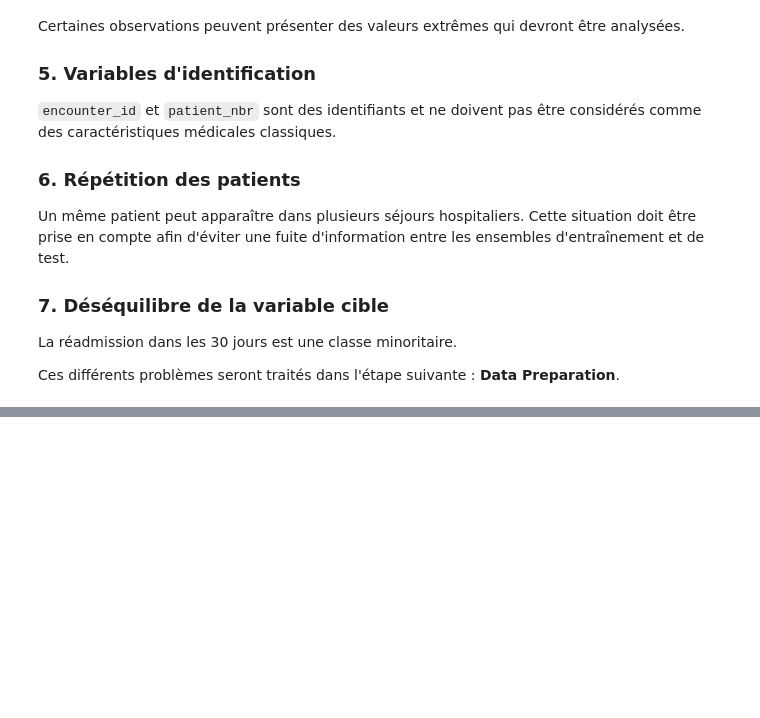
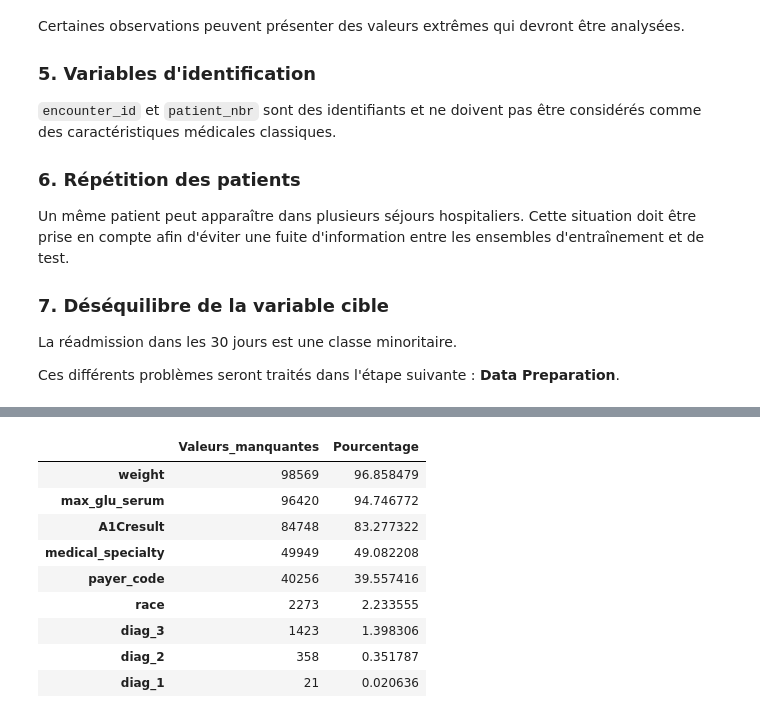
Before and after one commit to AlaKh09/Mentalist, a Jupyter notebook: mentalist_part1.ipynb, the cells around one changed output, grey strips where cells are left out. Cells and saved outputs as stored; diff of their text form; code cells hidden in the pictures; blank space fills up the shorter version.

Commit message:
data preparation

```diff
--- a/mentalist_part1.ipynb
+++ b/mentalist_part1.ipynb
@@ -659,0 +672,5 @@ Ces différents problèmes seront traités dans l'étape suivante :
+# %%
+# Création d'une copie du dataset original
+df_clean = df.copy()
+
+print("Dimensions du dataset :", df_clean.shape)
@@ -659,0 +690,7 @@ Ces différents problèmes seront traités dans l'étape suivante :
+# %%
+import numpy as np
+
+# Remplacement des "?" par NaN
+df_clean.replace("?", np.nan, inplace=True)
+
+print("Les '?' ont été remplacés par NaN.")
@@ -659,0 +707,36 @@ Ces différents problèmes seront traités dans l'étape suivante :
+# %%
+# Nombre de valeurs manquantes
+missing_count = df_clean.isnull().sum()
+
+# Pourcentage de valeurs manquantes
+missing_percent = (missing_count / len(df_clean)) * 100
+
+# Création d'un tableau récapitulatif
+missing_table = pd.DataFrame({
+    "Valeurs_manquantes": missing_count,
+    "Pourcentage": missing_percent
+})
+
+# Garder uniquement les colonnes ayant des valeurs manquantes
+missing_table = missing_table[
+    missing_table["Valeurs_manquantes"] > 0
+]
+
+# Trier de la plus forte proportion à la plus faible
+missing_table = missing_table.sort_values(
+    by="Pourcentage",
+    ascending=False
+)
+
+missing_table
+# %% [output]
+|  | Valeurs_manquantes | Pourcentage |
+| weight | 98569 | 96.858479 |
+| max_glu_serum | 96420 | 94.746772 |
+| A1Cresult | 84748 | 83.277322 |
+| medical_specialty | 49949 | 49.082208 |
+| payer_code | 40256 | 39.557416 |
+| race | 2273 | 2.233555 |
+| diag_3 | 1423 | 1.398306 |
+| diag_2 | 358 | 0.351787 |
+| diag_1 | 21 | 0.020636 |
```
Also changed, not shown: parts of 28 cells of this notebook.
